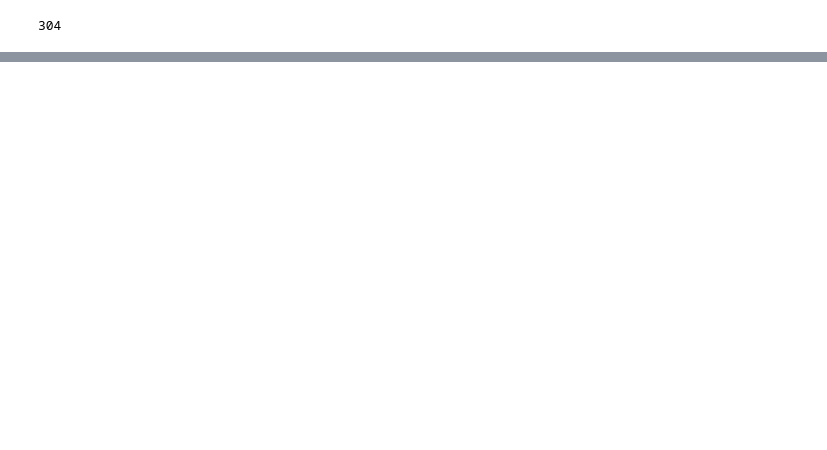
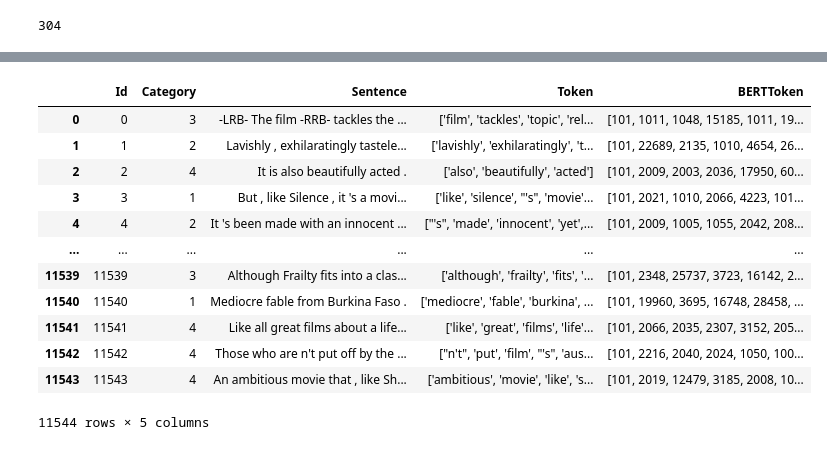
Before and after one commit to yunhuijang/2021_deep_learning_18, a Jupyter notebook: train.ipynb, the cells around one changed output, grey strips where cells are left out. Drawn from its saved outputs; the diff is of its cells as text; code cells hidden in the pictures; blank space fills up the shorter version.

```diff
--- a/train.ipynb
+++ b/train.ipynb
@@ -30,3 +24,19 @@ pr
+# %%
+data
+# %% [output]
+|  | Id | Category | Sentence | Token | BERTToken |
+| 0 | 0 | 3 | -LRB- The film -RRB- tackles the ... | ['film', 'tackles', 'topic', 'rel... | [101, 1011, 1048, 15185, 1011, 19... |
+| 1 | 1 | 2 | Lavishly , exhilaratingly tastele... | ['lavishly', 'exhilaratingly', 't... | [101, 22689, 2135, 1010, 4654, 26... |
+| 2 | 2 | 4 | It is also beautifully acted . | ['also', 'beautifully', 'acted'] | [101, 2009, 2003, 2036, 17950, 60... |
+| 3 | 3 | 1 | But , like Silence , it 's a movi... | ['like', 'silence', "'s", 'movie'... | [101, 2021, 1010, 2066, 4223, 101... |
+| 4 | 4 | 2 | It 's been made with an innocent ... | ["'s", 'made', 'innocent', 'yet',... | [101, 2009, 1005, 1055, 2042, 208... |
+| ... | ... | ... | ... | ... | ... |
+| 11539 | 11539 | 3 | Although Frailty fits into a clas... | ['although', 'frailty', 'fits', '... | [101, 2348, 25737, 3723, 16142, 2... |
+| 11540 | 11540 | 1 | Mediocre fable from Burkina Faso . | ['mediocre', 'fable', 'burkina', ... | [101, 19960, 3695, 16748, 28458, ... |
+| 11541 | 11541 | 4 | Like all great films about a life... | ['like', 'great', 'films', 'life'... | [101, 2066, 2035, 2307, 3152, 205... |
+| 11542 | 11542 | 4 | Those who are n't put off by the ... | ["n't", 'put', 'film', "'s", 'aus... | [101, 2216, 2040, 2024, 1050, 100... |
+| 11543 | 11543 | 4 | An ambitious movie that , like Sh... | ['ambitious', 'movie', 'like', 's... | [101, 2019, 12479, 3185, 2008, 10... |
+11544 rows × 5 columns
 # %%
 def create_model(is_predicting, input_dis, input_mask, segment_ids, labels, num_labels):
 
```
Also changed, not shown: parts of 17 cells of this notebook, 1 other file.
